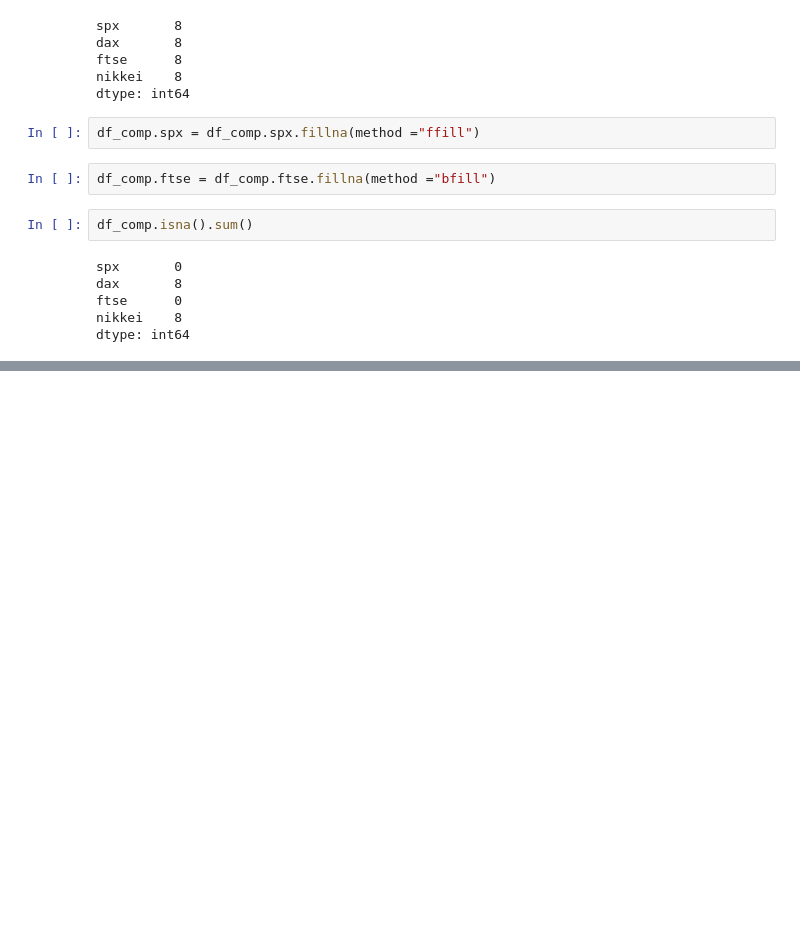
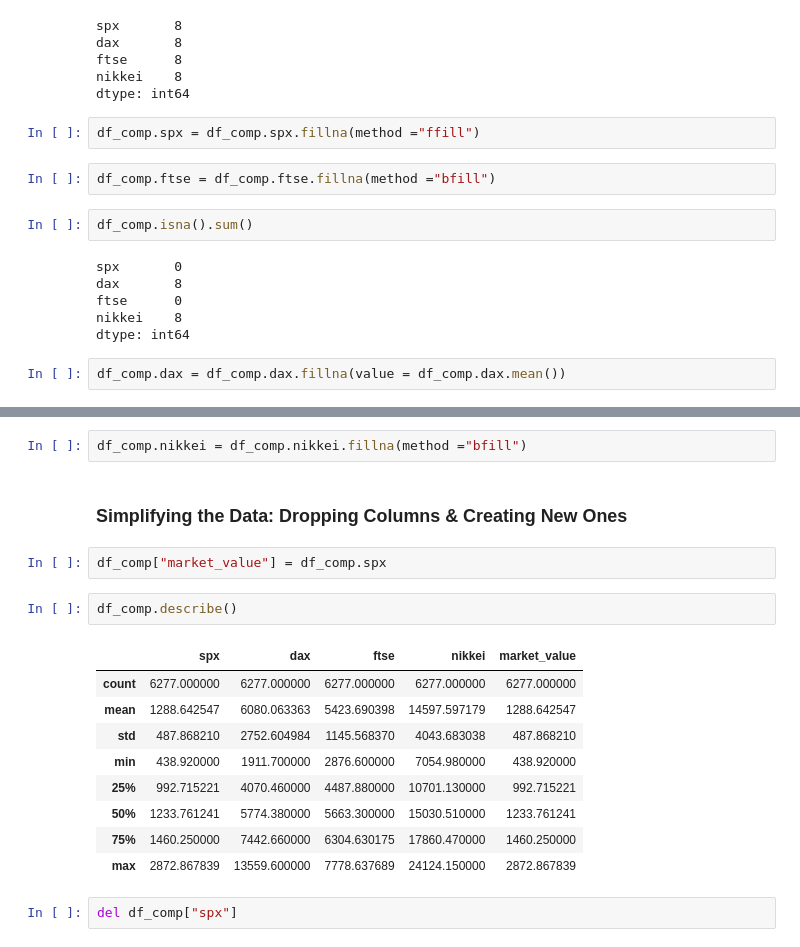
Before and after one commit to dinaabdulrasoul/Time-Series-Analysis-with-Python, a Jupyter notebook: time_series_analysis.ipynb, the cells around one changed output, grey strips where cells are left out. Cells and saved outputs as stored; diff of their text form; blank space fills up the shorter version.

```diff
--- a/time_series_analysis.ipynb
+++ b/time_series_analysis.ipynb
@@ -198,3 +198,5 @@ dax       8
 ftse      0
 nikkei    8
 dtype: int64
+# %%
+df_comp.dax = df_comp.dax.fillna(value = df_comp.dax.mean())
@@ -200,0 +211,20 @@ dtype: int64
+# %%
+df_comp.nikkei = df_comp.nikkei.fillna(method ="bfill")
+# %% [markdown]
+### Simplifying the Data: Dropping Columns & Creating New Ones
+# %%
+df_comp["market_value"] = df_comp.spx
+# %%
+df_comp.describe()
+# %% [output]
+|  | spx | dax | ftse | nikkei | market_value |
+| count | 6277.000000 | 6277.000000 | 6277.000000 | 6277.000000 | 6277.000000 |
+| mean | 1288.642547 | 6080.063363 | 5423.690398 | 14597.597179 | 1288.642547 |
+| std | 487.868210 | 2752.604984 | 1145.568370 | 4043.683038 | 487.868210 |
+| min | 438.920000 | 1911.700000 | 2876.600000 | 7054.980000 | 438.920000 |
+| 25% | 992.715221 | 4070.460000 | 4487.880000 | 10701.130000 | 992.715221 |
+| 50% | 1233.761241 | 5774.380000 | 5663.300000 | 15030.510000 | 1233.761241 |
+| 75% | 1460.250000 | 7442.660000 | 6304.630175 | 17860.470000 | 1460.250000 |
+| max | 2872.867839 | 13559.600000 | 7778.637689 | 24124.150000 | 2872.867839 |
+# %%
+del df_comp["spx"]
```
Also changed, not shown: parts of 4 cells of this notebook.
